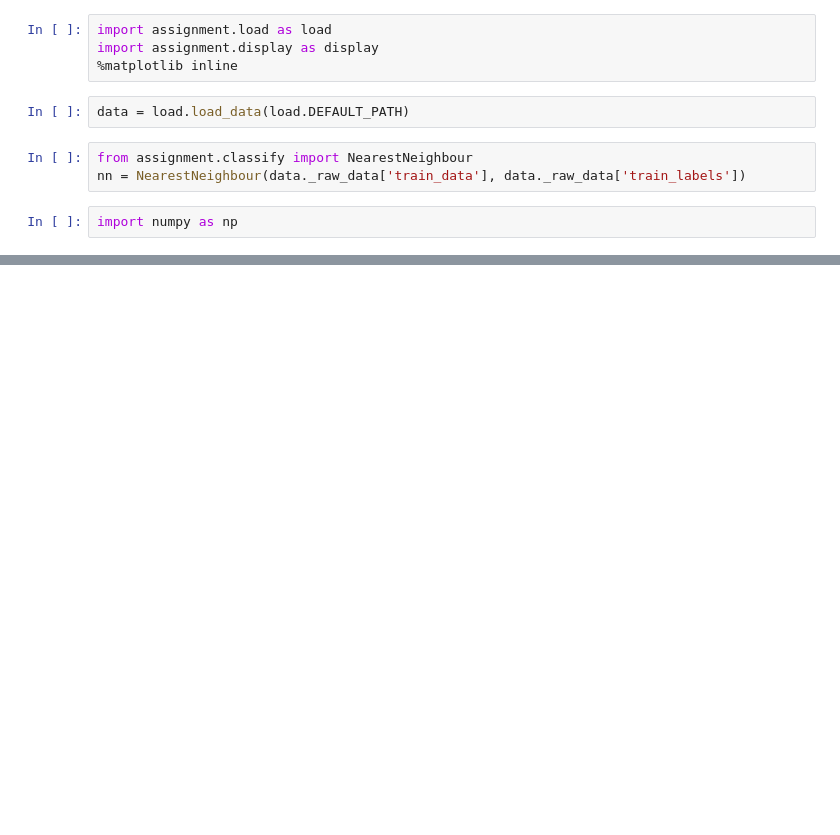
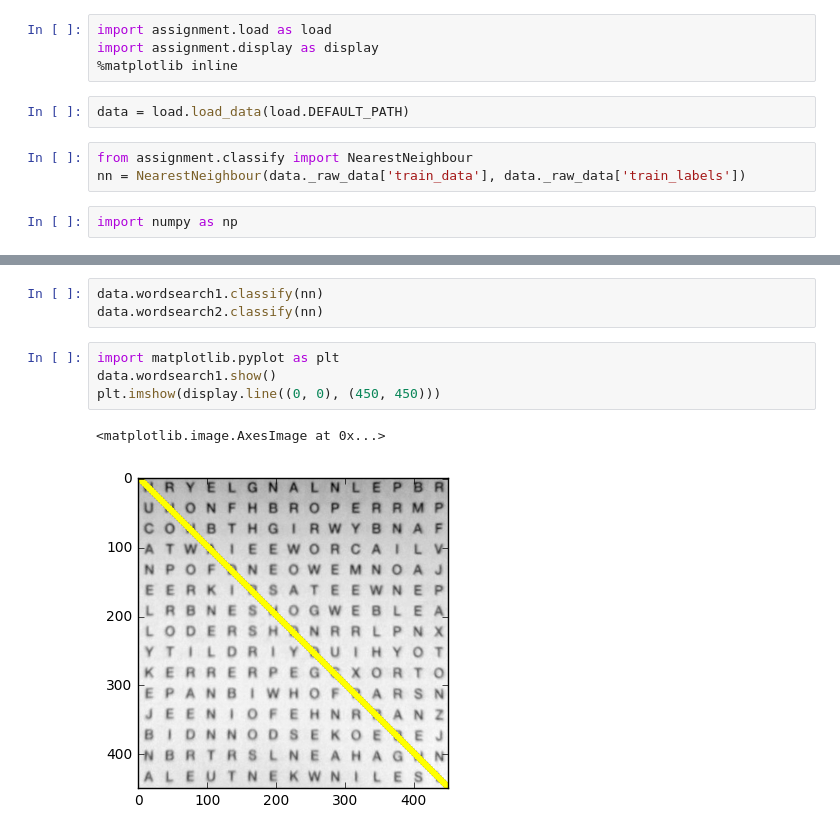
Before and after one commit to jmacmahon/data-driven-assignment-2, a Jupyter notebook: Main.ipynb, the cells around one changed output, grey strips where cells are left out. Cells and saved outputs as stored; diff of their text form; blank space fills up the shorter version.

Commit message:
Written wordsearch solving code and line drawing code

```diff
--- a/Main.ipynb
+++ b/Main.ipynb
@@ -36,0 +12,10 @@ data.wordsearch2.show()
+# %%
+data.wordsearch1.classify(nn)
+data.wordsearch2.classify(nn)
+# %%
+import matplotlib.pyplot as plt
+data.wordsearch1.show()
+plt.imshow(display.line((0, 0), (450, 450)))
+# %% [output]
+<matplotlib.image.AxesImage at 0x...>
+[figure, added]
```
Also changed, not shown: parts of 4 cells of this notebook, 3 other files.
